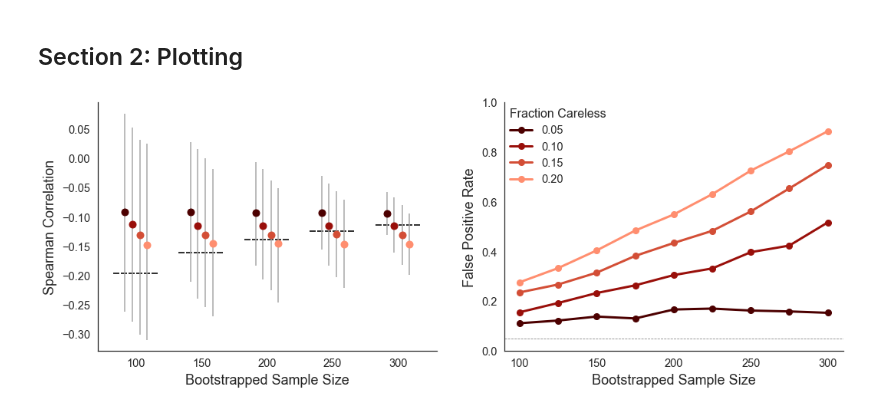
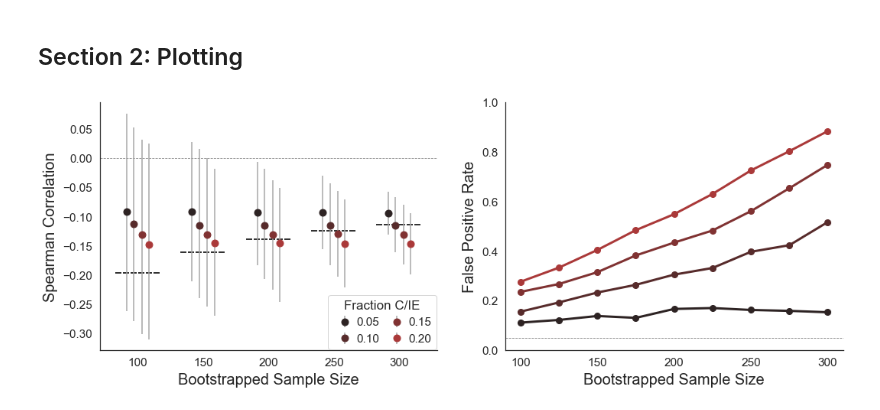
Before and after one commit to nivlab/sciops, a Jupyter notebook: analysis/results_03b.ipynb, the cells around one changed output. Cells and saved outputs as stored; diff of their text form; code cells hidden in the pictures.

Commit message:
figure updates

```diff
--- a/analysis/results_03b.ipynb
+++ b/analysis/results_03b.ipynb
@@ -92,7 +92,7 @@ gb = data.groupby(['percentile','sample']).quantile([0.025,0.5,0.975]).reset_ind
 import matplotlib.pyplot as plt
 import seaborn as sns
 from matplotlib.colors import ListedColormap
-sns.set_theme('notebook', style='white', font='sans-serif', font_scale=1.33)
+sns.set_theme('notebook', style='white', font='sans-serif', font_scale=1.4)
 %matplotlib inline
 
 #~~~~~~~~~~~~~~~~~~~~~~~~~~~~~~~~~~~~~~~~~~#
@@ -101,8 +101,7 @@ sns.set_theme('notebook', style='white', font='sans-serif', font_scale=1.33)
 
 ## Initialize canvas.
 fig, axes = plt.subplots(1,2,figsize=(15,6))
-# palette = sns.color_palette(n_colors=4).as_hex()
-palette = ['#4c0000','#990f0a','#d34e36','#ff8e6f']
+palette = sns.dark_palette("#AA3939", n_colors=4)
 
 ## Define critical values.
 critical_values = 1.96 / np.sqrt(n_total - 1)
@@ -124,40 +123,43 @@ for i, sample in enumerate([100,150,200,250,300]):
 
     ## Define x-axis.
     X = i + np.array([-0.17,-0.06,0.06,0.17])
 
     ## Plot estimates.
-    for x, y, y1, y2, color in zip(X, mu, lb, ub, palette):
+    for x, y, y1, y2, color, label in zip(X, mu, lb, ub, palette, percentiles):
         axes[0].errorbar(x, y, fmt='o', yerr=np.stack([[y1,y2]], axis=1), markersize=9,
-                         color=color, ecolor='0.65')
+                         color=color, ecolor='0.65', label='%0.2f' %label)
 
 ## Add critical values.
 for i, y in enumerate(critical_values[::2]):
     axes[0].plot([i-0.35,i+0.35], [-y,-y], color='0.2', lw=2, linestyle=(0, (4, 1)), zorder=-1)
 
 ## Add detail.
-# axes[0].legend_.set_visible(False)
+axes[0].axhline(0.0, color='0.5', lw=0.8, linestyle='--', zorder=-1)
 axes[0].set(xticks=np.arange(5), xticklabels=[100,150,200,250,300])
-axes[0].set_xlabel('Bootstrapped Sample Size', fontsize=18, labelpad=6)
-axes[0].set_ylabel('Spearman Correlation', fontsize=18, labelpad=6)
+axes[0].set_xlabel('Bootstrapped Sample Size', fontsize=20, labelpad=6)
+axes[0].set_ylabel('Spearman Correlation', fontsize=20, labelpad=6)
+
+## Update legend.
+handles, labels = axes[0].get_legend_handles_labels()
+leg = axes[0].legend(handles[:4], labels[:4], loc=4, ncol=2, frameon=True, title="Fraction C/IE",
+                     title_fontsize=17, borderpad=0.4, handletextpad=0, borderaxespad=0.1, columnspacing=0.5)
 
 #~~~~~~~~~~~~~~~~~~~~~~~~~~~~~~~~~~~~~~~~~~#
 ### Plot false positive rates.
 #~~~~~~~~~~~~~~~~~~~~~~~~~~~~~~~~~~~~~~~~~~#
 
 ## Plot false positive rates.
 for y, label, color in zip(fpr, percentiles, palette):
     axes[1].plot(n_total, y, 'o-', lw=3, color=color, label='%0.2f' %label, markersize=8)
 axes[1].axhline(0.05, color='0.5', lw=0.8, linestyle='--', zorder=-1)
 
 ## Add detail.
 axes[1].set(xticks=[100,150,200,250,300], ylim=(0,1))
-axes[1].set_xlabel('Bootstrapped Sample Size', fontsize=18, labelpad=6)
-axes[1].set_ylabel('False Positive Rate', fontsize=18, labelpad=6)
-leg = axes[1].legend(loc=2, frameon=False, borderpad=0, title='Fraction Careless')
-leg._legend_box.align = "left"
+axes[1].set_xlabel('Bootstrapped Sample Size', fontsize=20, labelpad=6)
+axes[1].set_ylabel('False Positive Rate', fontsize=20, labelpad=6)
 
 sns.despine()
 plt.subplots_adjust(left=0.08, right=0.98, top=0.9, bottom=0.15, wspace=0.2)
 plt.savefig(os.path.join('..','figures','main_03b.png'), dpi=180, transparent=True)
 # %% [output]
-[figure, old version]
+[figure, new version]
```
Also changed, not shown: 4 other files.
